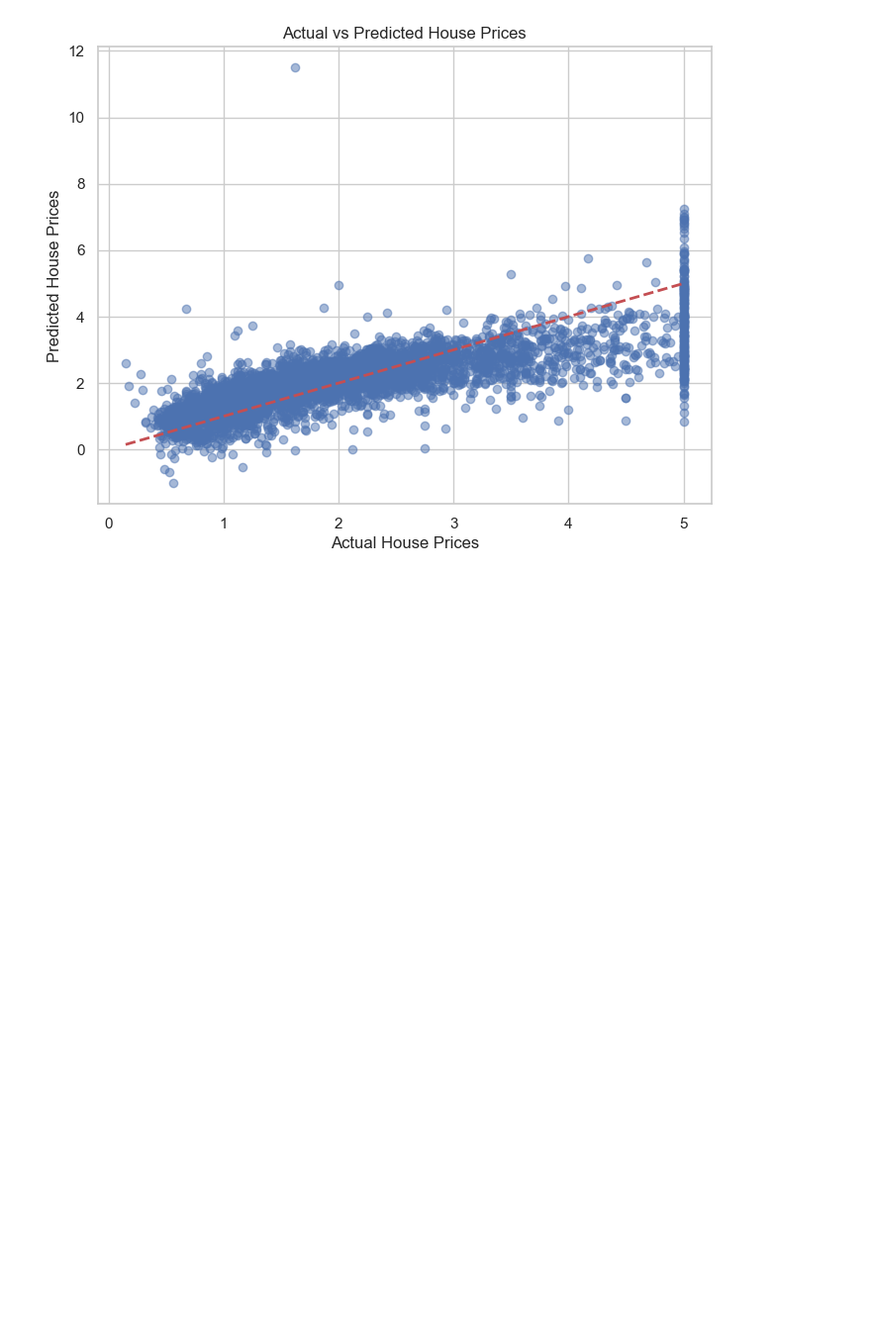
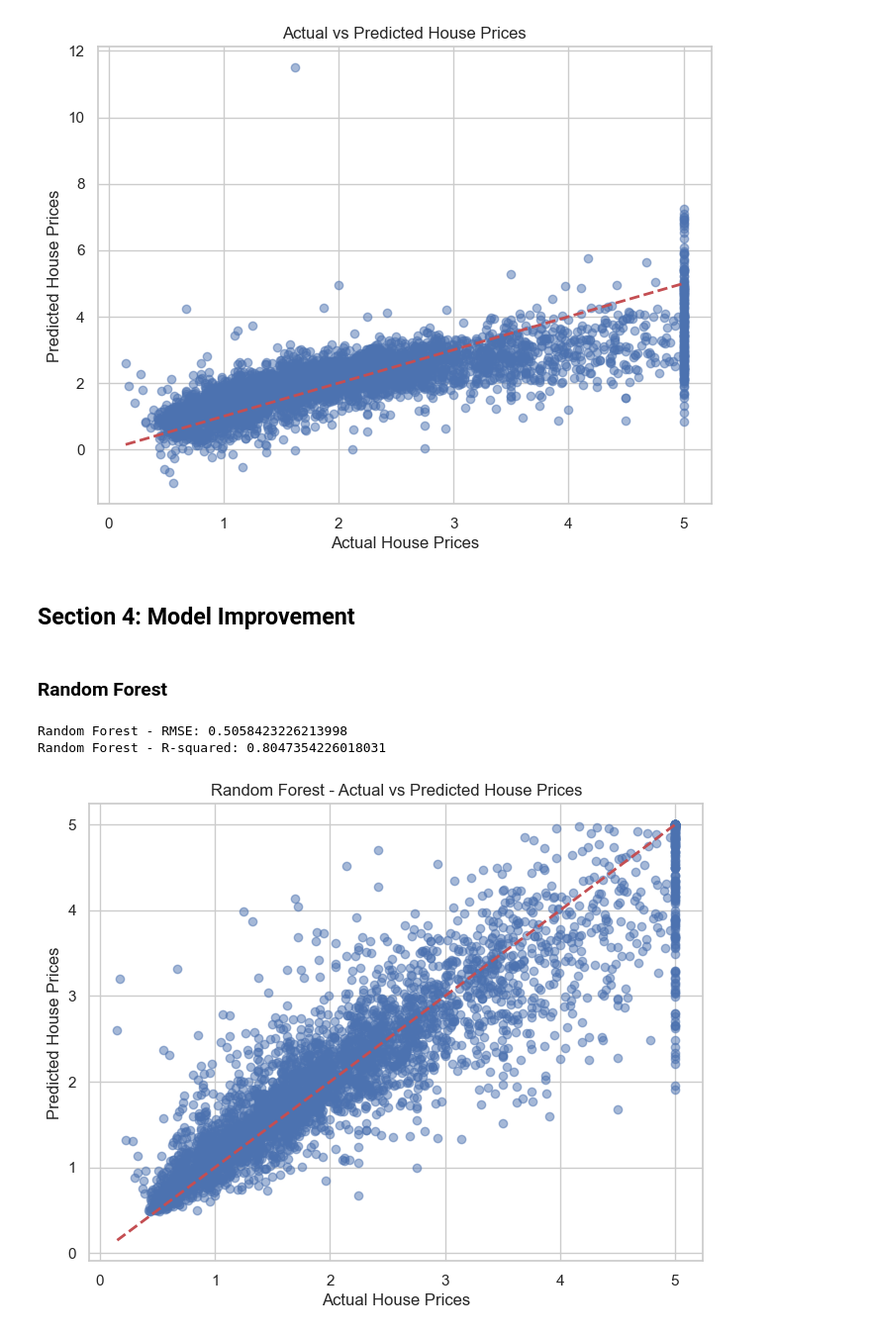
Before and after one commit to jorgecela/house-price-prediction, a Jupyter notebook: notebooks/eda.ipynb, the cells around one changed output. Shown at 99% size. Saved outputs shown, nothing was run; the diff lists cells and outputs as text; code cells hidden in the pictures; blank space fills up the shorter version.

```diff
--- a/notebooks/eda.ipynb
+++ b/notebooks/eda.ipynb
@@ -154,3 +132,42 @@ plt.title("Actual vs Predicted House Prices")
 plt.show()
 # %% [output]
 [figure]
+# %% [markdown]
+## Section 4: Model Improvement
+# %% [markdown]
+### Random Forest
+# %%
+from sklearn.ensemble import RandomForestRegressor
+from sklearn.metrics import mean_squared_error, r2_score
+
+# Initialize the Random Forest Regressor
+rf_model = RandomForestRegressor(n_estimators=100, random_state=42)
+
+# Train the model on the training data
+rf_model.fit(X_train, y_train)
+
+# Make predictions on the test data
+y_rf_pred = rf_model.predict(X_test)
+
+# Calculate performance metrics
+rf_mse = mean_squared_error(y_test, y_rf_pred)
+rf_rmse = np.sqrt(rf_mse)
+rf_r2 = r2_score(y_test, y_rf_pred)
+
+# Display the results
+print(f"Random Forest - RMSE: {rf_rmse}")
+print(f"Random Forest - R-squared: {rf_r2}")
+# %% [output]
+Random Forest - RMSE: 0.5058423226213998
+Random Forest - R-squared: 0.8047354226018031
+# %%
+# Plot Actual vs Predicted for Random Forest
+plt.figure(figsize=(8,6))
+plt.scatter(y_test, y_rf_pred, alpha=0.5)
+plt.plot([y_test.min(), y_test.max()], [y_test.min(), y_test.max()], 'r--', lw=2)
+plt.xlabel("Actual House Prices")
+plt.ylabel("Predicted House Prices")
+plt.title("Random Forest - Actual vs Predicted House Prices")
+plt.show()
+# %% [output]
+[figure, added]
```
Also changed, not shown: parts of 15 cells of this notebook, 4 other files.
